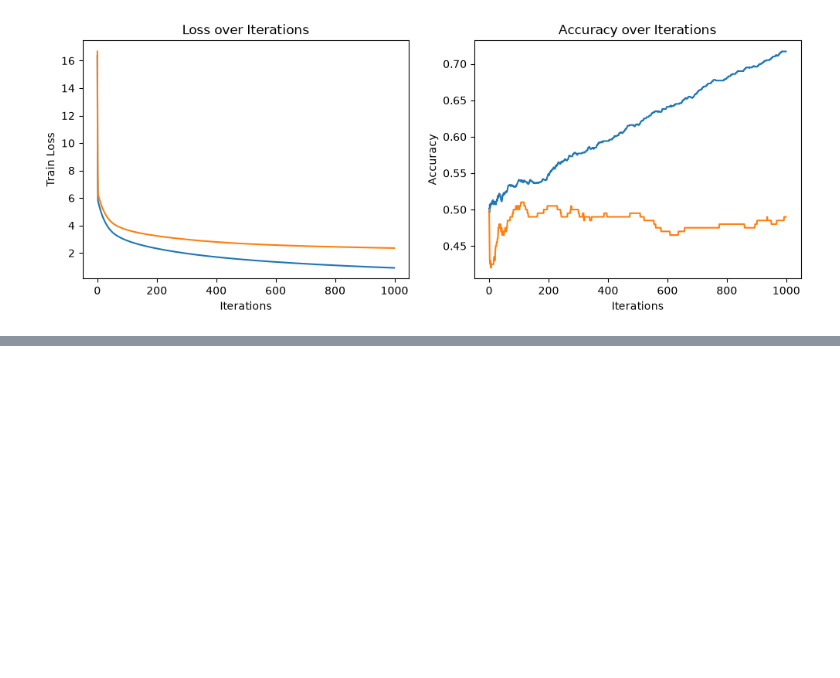
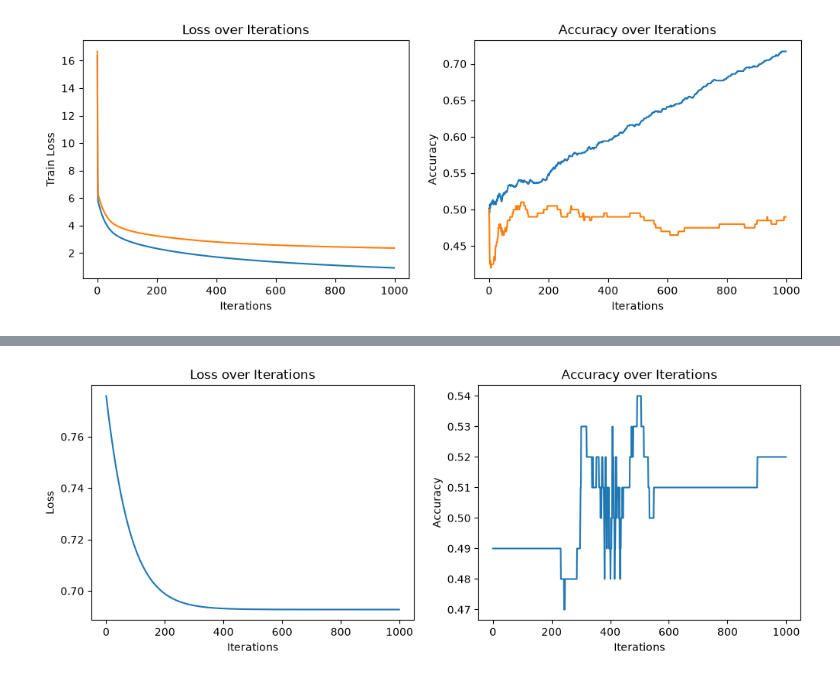
Before and after one commit to Barthez2023/Artificial_Intelligence, a Jupyter notebook: Implementation.ipynb, the cells around one changed output, grey strips where cells are left out. Drawn from its saved outputs; the diff is of its cells as text; code cells hidden in the pictures; blank space fills up the shorter version.

```diff
--- a/Implementation.ipynb
+++ b/Implementation.ipynb
@@ -311,0 +456,3 @@ Iteration 9000: Loss = 0.9997013893565693, Accuracy = 0.696
+# %%
+W,b=train(X,y, learning_rate=0.1, num_iterations=1000)  # Appeler la fonction d'entraînement avec les données X et y.
+# %% [output]
@@ -311,0 +469 @@ Iteration 9000: Loss = 0.9997013893565693, Accuracy = 0.696
+[figure, added]
```
Also changed, not shown: parts of 13 cells of this notebook, 1 other file.
